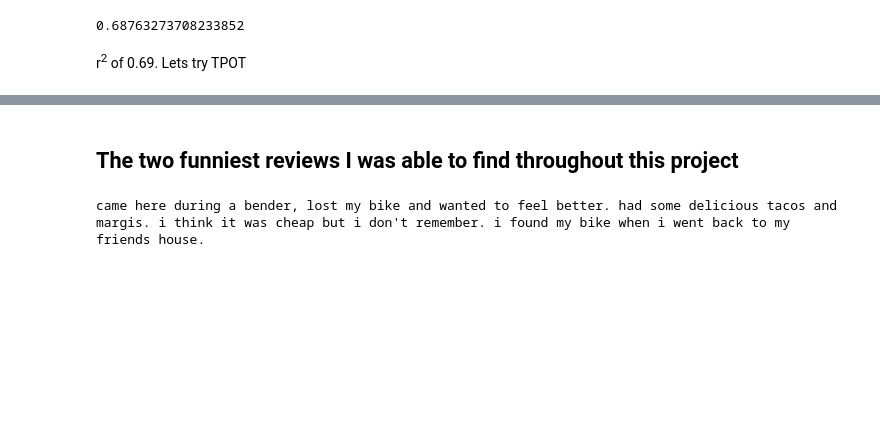
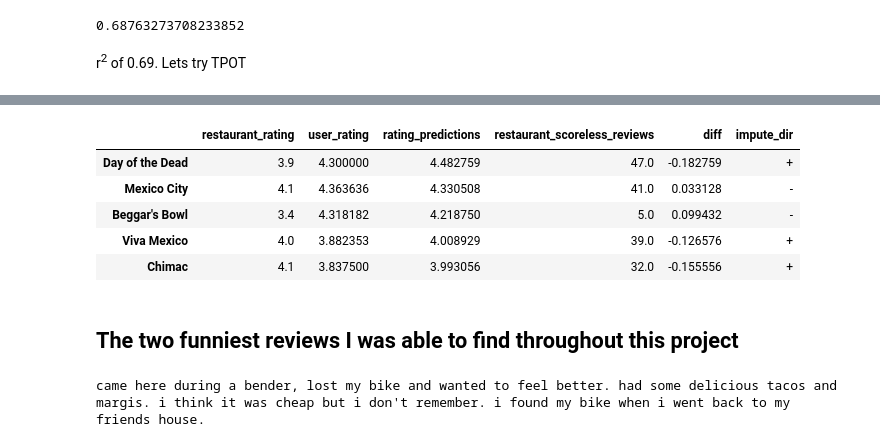
Before and after one commit to SeanTurner026/Portfolio, a Jupyter notebook: Capstone Project/Zomato Analysis.ipynb, the cells around one changed output, grey strips where cells are left out. Saved outputs shown, nothing was run; the diff lists cells and outputs as text; code cells hidden in the pictures; blank space fills up the shorter version.

```diff
--- a/Capstone Project/Zomato Analysis.ipynb
+++ b/Capstone Project/Zomato Analysis.ipynb
@@ -896,11 +896,11 @@ plt.grid(alpha = 0.5)
 # %%
-# gby = df.groupby('restaurant').mean()[['restaurant_rating', 'user_rating', 'rating_predictions', 'restaurant_scoreless_reviews']]
-# gby.index.name=None
-# gby['diff'] = gby['user_rating'] - gby['rating_predictions']
-# # gby['user_mean'] = df['user_rating'].mean()
-# # gby['pred_mean'] = df['rating_predictions'].mean()
-# gby = gby[gby['diff'] != 0.00].copy()
-# gby['impute_dir'] = gby['diff'].apply(lambda x: '-' if x > 0 else '+')
+gby = df.groupby('restaurant').mean()[['restaurant_rating', 'user_rating', 'rating_predictions', 'restaurant_scoreless_reviews']]
+gby.index.name=None
+gby['diff'] = gby['user_rating'] - gby['rating_predictions']
+# gby['user_mean'] = df['user_rating'].mean()
+# gby['pred_mean'] = df['rating_predictions'].mean()
+gby = gby[gby['diff'] != 0.00].copy()
+gby['impute_dir'] = gby['diff'].apply(lambda x: '-' if x > 0 else '+')
 # %%
 print('User Rating Mean:    {}\nImputed Rating Mean: {}'.format(df['user_rating'].mean(), df['rating_predictions'].mean()))
 # %% [output]
@@ -909,3 +909,12 @@ Imputed Rating Mean: 3.6011010266329415
+# %%
+gby.sort_values(by = 'rating_predictions', ascending = False).head()
+# %% [output]
+|  | restaurant_rating | user_rating | rating_predictions | restaurant_scoreless_reviews | diff | impute_dir |
+| Day of the Dead | 3.9 | 4.300000 | 4.482759 | 47.0 | -0.182759 | + |
+| Mexico City | 4.1 | 4.363636 | 4.330508 | 41.0 | 0.033128 | - |
+| Beggar's Bowl | 3.4 | 4.318182 | 4.218750 | 5.0 | 0.099432 | - |
+| Viva Mexico | 4.0 | 3.882353 | 4.008929 | 39.0 | -0.126576 | + |
+| Chimac | 4.1 | 3.837500 | 3.993056 | 32.0 | -0.155556 | + |
 # %% [markdown]
 ## The two funniest reviews I was able to find throughout this project
 # %%
```
Also changed, not shown: parts of 8 cells of this notebook.
